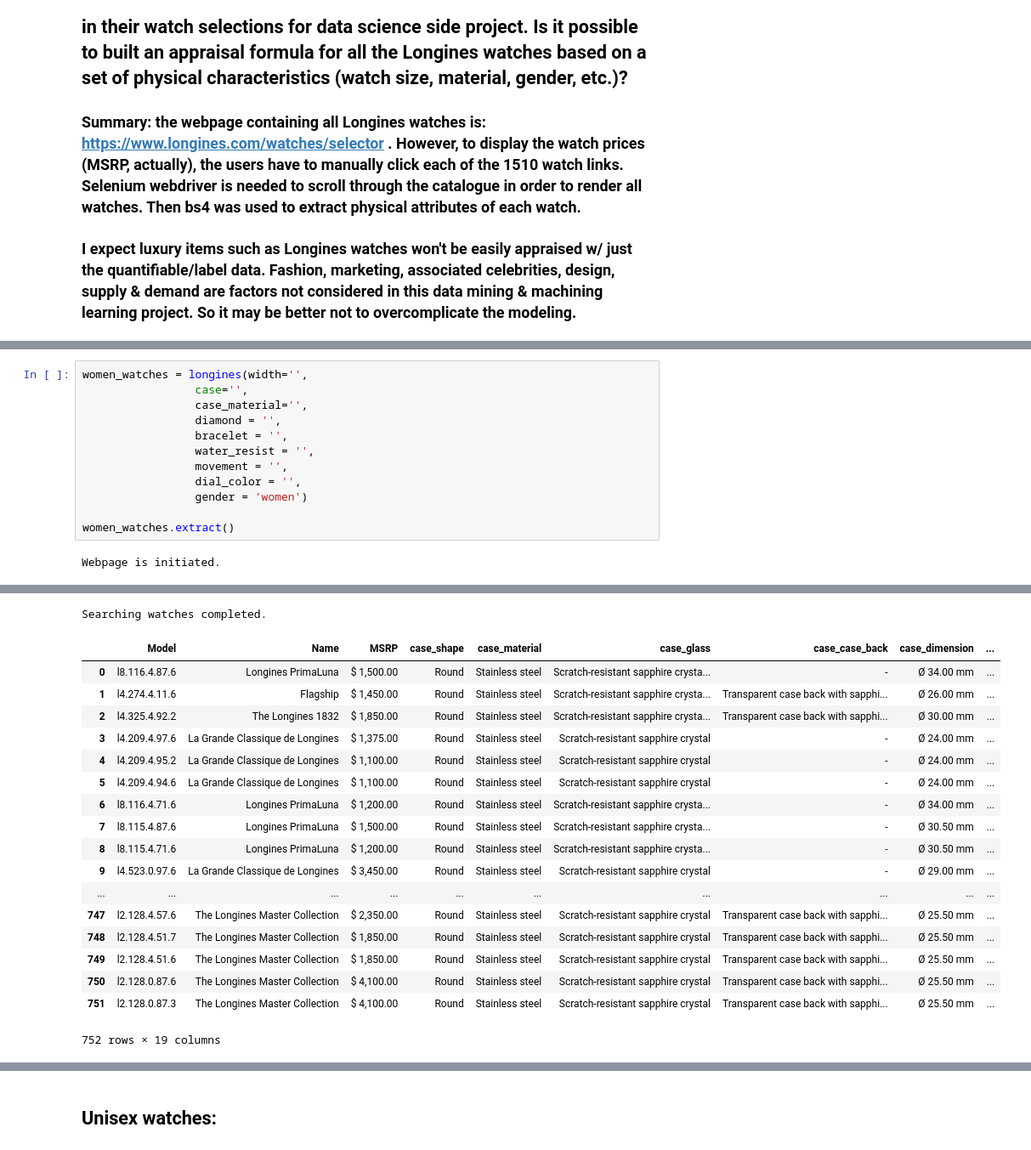
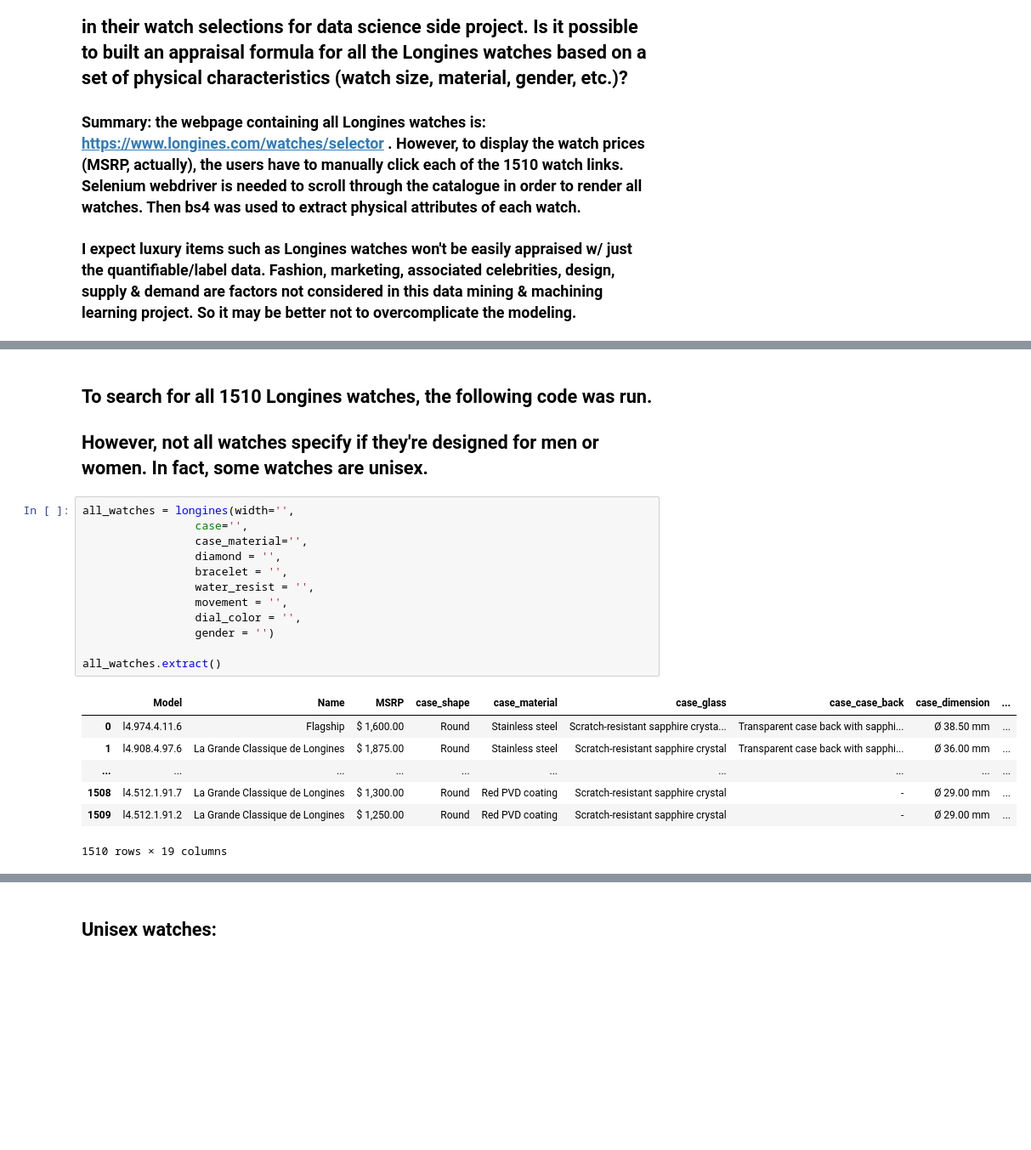
Before and after one commit to Zhong3D/hobby_project, a Jupyter notebook: Guess Watch Prices/Longines Watches.ipynb, the cells around one changed output, grey strips where cells are left out. Shown: that part at 85% size. Cells and saved outputs as stored; diff of their text form; blank space fills up the shorter version.

Commit message:
Shorten table displays for easier viewing on Github

```diff
--- a/Guess Watch Prices/Longines Watches.ipynb
+++ b/Guess Watch Prices/Longines Watches.ipynb
@@ -5,14 +226,23 @@
+# %% [markdown]
+## To search for all 1510 Longines watches, the following code was run.
+## However, not all watches specify if they're designed for men or women. In fact, some watches are unisex.
 # %%
-women_watches = longines(width='',
+all_watches = longines(width='',
                  case='',
                  case_material='',
                  diamond = '',
                  bracelet = '',
                  water_resist = '',
                  movement = '',
                  dial_color = '',
-                 gender = 'women')
+                 gender = '')
 
-women_watches.extract()
+all_watches.extract()
 # %% [output]
+|  | Model | Name | MSRP | case_shape | case_material | case_glass | case_case_back | case_dimension | ... |
+| 0 | l4.974.4.11.6 | Flagship | $ 1,600.00 | Round | Stainless steel | Scratch-resistant sapphire crysta... | Transparent case back with sapphi... | Ø 38.50 mm | ... |
+| 1 | l4.908.4.97.6 | La Grande Classique de Longines | $ 1,875.00 | Round | Stainless steel | Scratch-resistant sapphire crystal | Transparent case back with sapphi... | Ø 36.00 mm | ... |
+| ... | ... | ... | ... | ... | ... | ... | ... | ... | ... |
+| 1508 | l4.512.1.91.7 | La Grande Classique de Longines | $ 1,300.00 | Round | Red PVD coating | Scratch-resistant sapphire crystal | - | Ø 29.00 mm | ... |
+| 1509 | l4.512.1.91.2 | La Grande Classique de Longines | $ 1,250.00 | Round | Red PVD coating | Scratch-resistant sapphire crystal | - | Ø 29.00 mm | ... |
-Webpage is initiated.
+1510 rows × 19 columns
@@ -21,19 +248,0 @@ Webpage is initiated.
-Searching watches completed.
-|  | Model | Name | MSRP | case_shape | case_material | case_glass | case_case_back | case_dimension | ... |
-| 0 | l8.116.4.87.6 | Longines PrimaLuna | $ 1,500.00 | Round | Stainless steel | Scratch-resistant sapphire crysta... | - | Ø 34.00 mm | ... |
-| 1 | l4.274.4.11.6 | Flagship | $ 1,450.00 | Round | Stainless steel | Scratch-resistant sapphire crysta... | Transparent case back with sapphi... | Ø 26.00 mm | ... |
-| 2 | l4.325.4.92.2 | The Longines 1832 | $ 1,850.00 | Round | Stainless steel | Scratch-resistant sapphire crysta... | Transparent case back with sapphi... | Ø 30.00 mm | ... |
-| 3 | l4.209.4.97.6 | La Grande Classique de Longines | $ 1,375.00 | Round | Stainless steel | Scratch-resistant sapphire crystal | - | Ø 24.00 mm | ... |
-| 4 | l4.209.4.95.2 | La Grande Classique de Longines | $ 1,100.00 | Round | Stainless steel | Scratch-resistant sapphire crystal | - | Ø 24.00 mm | ... |
-| 5 | l4.209.4.94.6 | La Grande Classique de Longines | $ 1,100.00 | Round | Stainless steel | Scratch-resistant sapphire crystal | - | Ø 24.00 mm | ... |
-| 6 | l8.116.4.71.6 | Longines PrimaLuna | $ 1,200.00 | Round | Stainless steel | Scratch-resistant sapphire crysta... | - | Ø 34.00 mm | ... |
-| 7 | l8.115.4.87.6 | Longines PrimaLuna | $ 1,500.00 | Round | Stainless steel | Scratch-resistant sapphire crysta... | - | Ø 30.50 mm | ... |
-| 8 | l8.115.4.71.6 | Longines PrimaLuna | $ 1,200.00 | Round | Stainless steel | Scratch-resistant sapphire crysta... | - | Ø 30.50 mm | ... |
-| 9 | l4.523.0.97.6 | La Grande Classique de Longines | $ 3,450.00 | Round | Stainless steel | Scratch-resistant sapphire crystal | - | Ø 29.00 mm | ... |
-| ... | ... | ... | ... | ... | ... | ... | ... | ... | ... |
-| 747 | l2.128.4.57.6 | The Longines Master Collection | $ 2,350.00 | Round | Stainless steel | Scratch-resistant sapphire crystal | Transparent case back with sapphi... | Ø 25.50 mm | ... |
-| 748 | l2.128.4.51.7 | The Longines Master Collection | $ 1,850.00 | Round | Stainless steel | Scratch-resistant sapphire crystal | Transparent case back with sapphi... | Ø 25.50 mm | ... |
-| 749 | l2.128.4.51.6 | The Longines Master Collection | $ 1,850.00 | Round | Stainless steel | Scratch-resistant sapphire crystal | Transparent case back with sapphi... | Ø 25.50 mm | ... |
-| 750 | l2.128.0.87.6 | The Longines Master Collection | $ 4,100.00 | Round | Stainless steel | Scratch-resistant sapphire crystal | Transparent case back with sapphi... | Ø 25.50 mm | ... |
-| 751 | l2.128.0.87.3 | The Longines Master Collection | $ 4,100.00 | Round | Stainless steel | Scratch-resistant sapphire crystal | Transparent case back with sapphi... | Ø 25.50 mm | ... |
-752 rows × 19 columns
```
Also changed, not shown: parts of 14 cells of this notebook.
